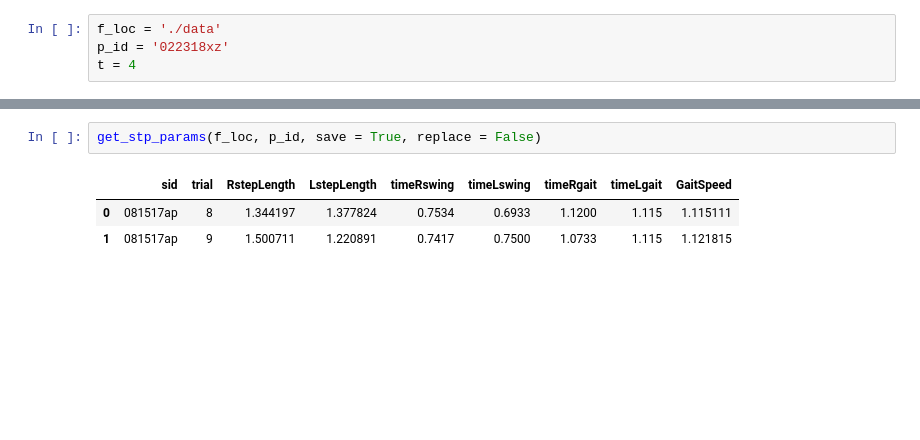
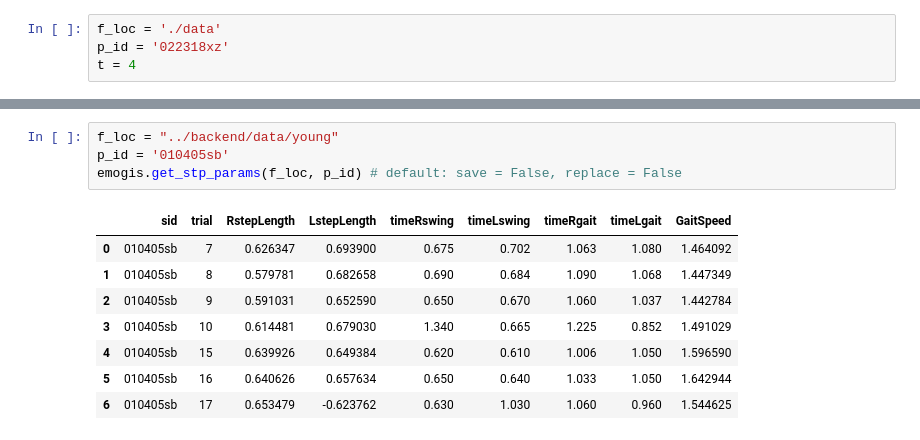
Before and after one commit to komar41/vigma, a Jupyter notebook: notebooks/_test.ipynb, the cells around one changed output, grey strips where cells are left out. Drawn from its saved outputs; the diff is of its cells as text; blank space fills up the shorter version.

```diff
--- a/notebooks/_test.ipynb
+++ b/notebooks/_test.ipynb
@@ -105,9 +114,16 @@ mark_step_times(f_loc, p_id, t, Left, Right, trialtype)
 Step time for trial already exists. Do you want to overwrite: ? (y/n)
 Not overwriting
 # %%
-get_stp_params(f_loc, p_id, save = True, replace = False)
+f_loc = "../backend/data/young"
+p_id = '010405sb'
+emogis.get_stp_params(f_loc, p_id) # default: save = False, replace = False
 # %% [output]
 |  | sid | trial | RstepLength | LstepLength | timeRswing | timeLswing | timeRgait | timeLgait | GaitSpeed |
-| 0 | 081517ap | 8 | 1.344197 | 1.377824 | 0.7534 | 0.6933 | 1.1200 | 1.115 | 1.115111 |
-| 1 | 081517ap | 9 | 1.500711 | 1.220891 | 0.7417 | 0.7500 | 1.0733 | 1.115 | 1.121815 |
+| 0 | 010405sb | 7 | 0.626347 | 0.693900 | 0.675 | 0.702 | 1.063 | 1.080 | 1.464092 |
+| 1 | 010405sb | 8 | 0.579781 | 0.682658 | 0.690 | 0.684 | 1.090 | 1.068 | 1.447349 |
+| 2 | 010405sb | 9 | 0.591031 | 0.652590 | 0.650 | 0.670 | 1.060 | 1.037 | 1.442784 |
+| 3 | 010405sb | 10 | 0.614481 | 0.679030 | 1.340 | 0.665 | 1.225 | 0.852 | 1.491029 |
+| 4 | 010405sb | 15 | 0.639926 | 0.649384 | 0.620 | 0.610 | 1.006 | 1.050 | 1.596590 |
+| 5 | 010405sb | 16 | 0.640626 | 0.657634 | 0.650 | 0.640 | 1.033 | 1.050 | 1.642944 |
+| 6 | 010405sb | 17 | 0.653479 | -0.623762 | 0.630 | 1.030 | 1.060 | 0.960 | 1.544625 |
 # %%
```
Also changed, not shown: parts of 17 cells of this notebook, 7 other files.
